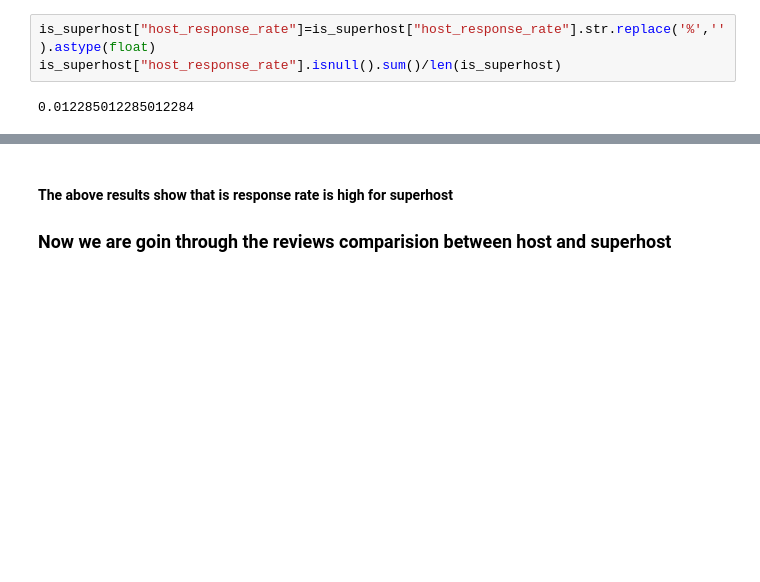
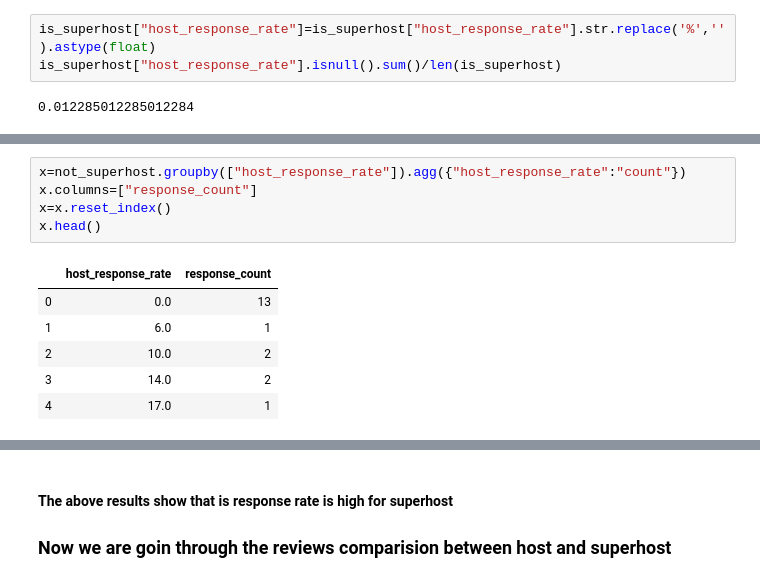
Before and after one commit to pranay1990/Airbnb_Boston_medium, a Jupyter notebook: Final_Airbnb_Boston_Project.ipynb, the cells around one changed output, grey strips where cells are left out. Saved outputs shown, nothing was run; the diff lists cells and outputs as text; blank space fills up the shorter version.

```diff
--- a/Final_Airbnb_Boston_Project.ipynb
+++ b/Final_Airbnb_Boston_Project.ipynb
@@ -273,0 +288,12 @@ is_superhost["host_response_rate"].isnull().sum()/len(is_superhost)
+# %%
+x=not_superhost.groupby(["host_response_rate"]).agg({"host_response_rate":"count"})
+x.columns=["response_count"]
+x=x.reset_index()
+x.head()
+# %% [output]
+|  | host_response_rate | response_count |
+| 0 | 0.0 | 13 |
+| 1 | 6.0 | 1 |
+| 2 | 10.0 | 2 |
+| 3 | 14.0 | 2 |
+| 4 | 17.0 | 1 |
```
Also changed, not shown: parts of 21 cells of this notebook.
